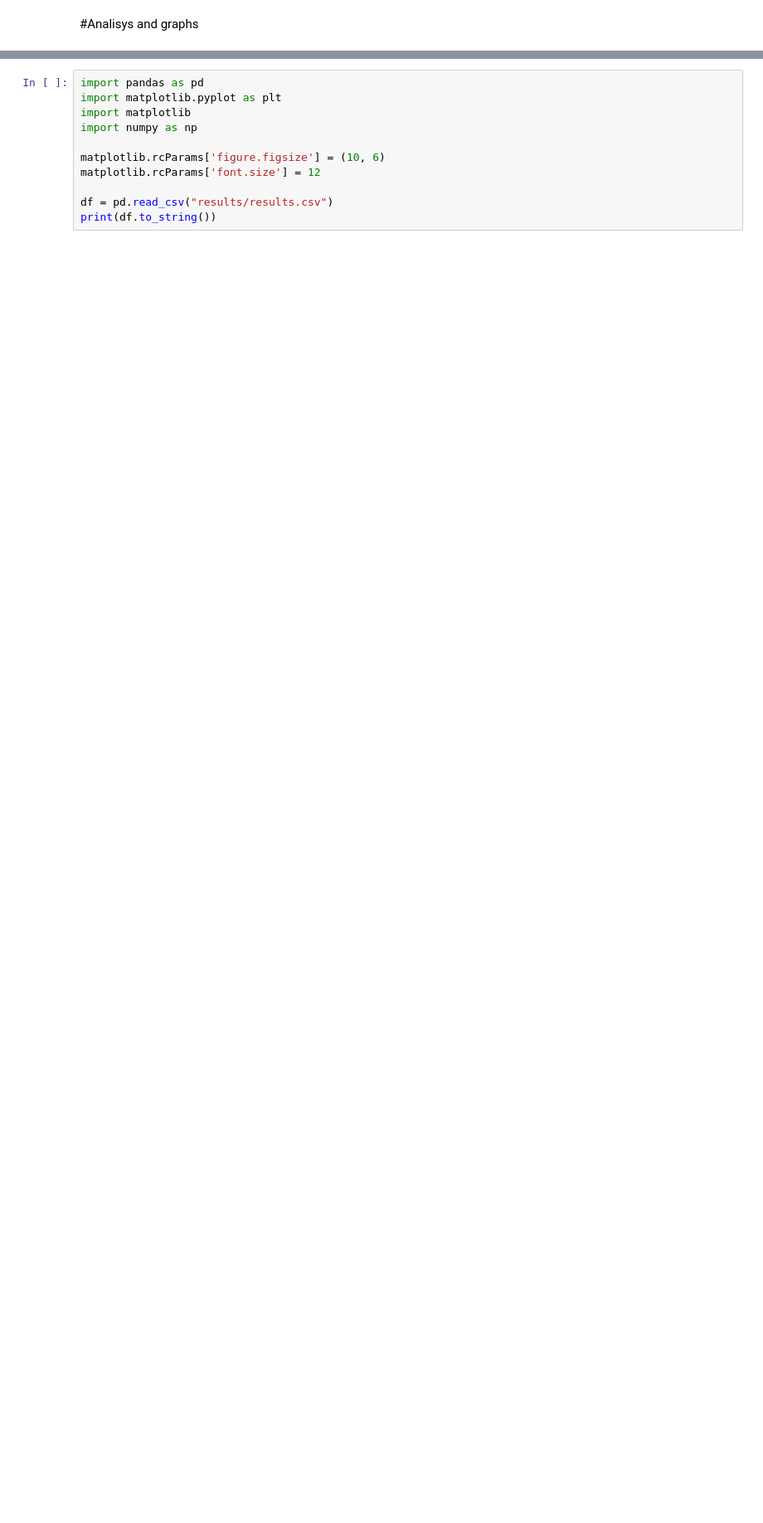
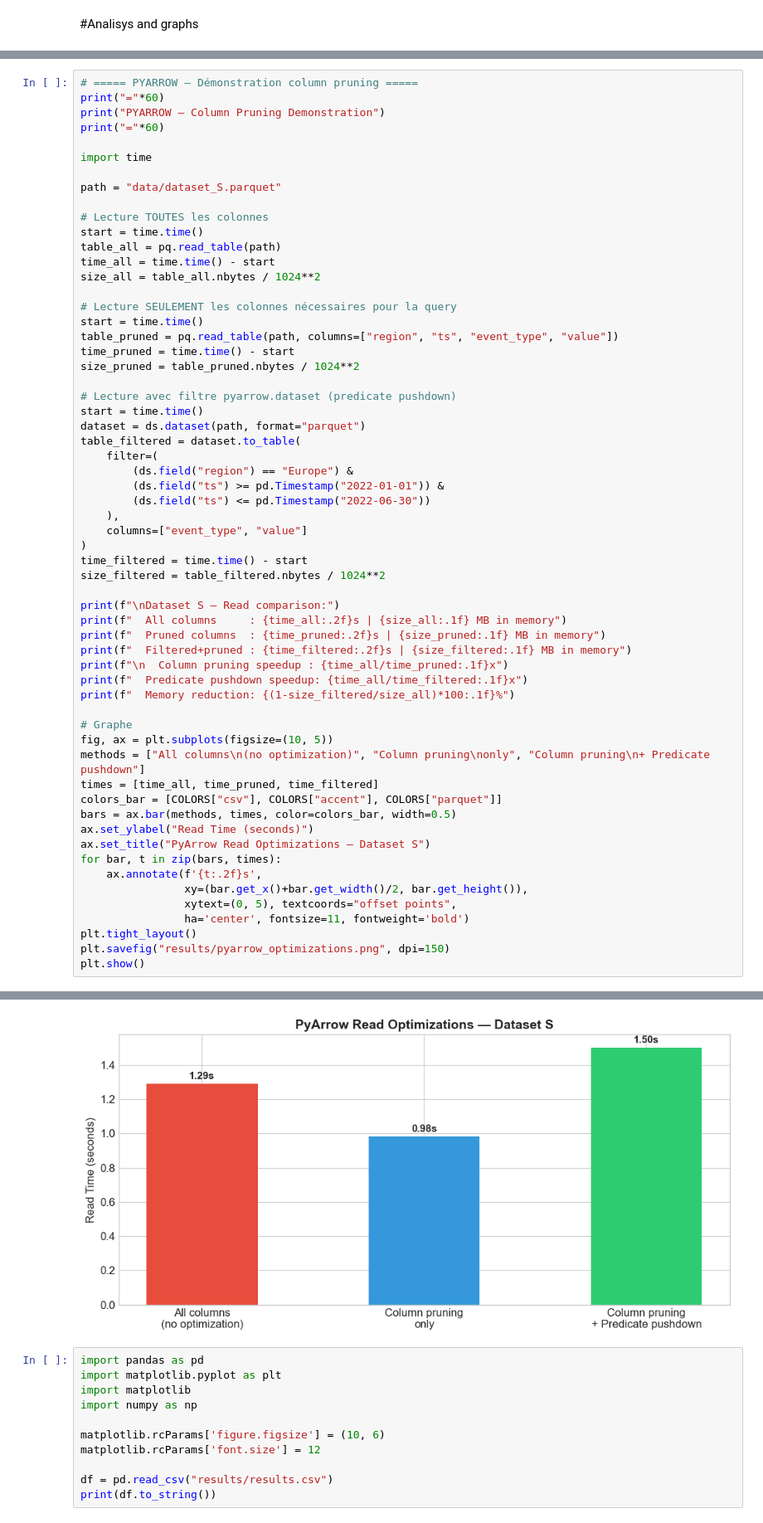
Before and after one commit to SalsabilMtiraoui/CCBD-variant1, a Jupyter notebook: analysis.ipynb, the cells around one changed output, grey strips where cells are left out. Shown at 83% size. Saved outputs shown, nothing was run; the diff lists cells and outputs as text; blank space fills up the shorter version.

```diff
--- a/analysis.ipynb
+++ b/analysis.ipynb
@@ -2,0 +109,61 @@
+# %%
+# ===== PYARROW — Démonstration column pruning =====
+print("="*60)
+print("PYARROW — Column Pruning Demonstration")
+print("="*60)
+
+import time
+
+path = "data/dataset_S.parquet"
+
+# Lecture TOUTES les colonnes
+start = time.time()
+table_all = pq.read_table(path)
+time_all = time.time() - start
+size_all = table_all.nbytes / 1024**2
+
+# Lecture SEULEMENT les colonnes nécessaires pour la query
+start = time.time()
+table_pruned = pq.read_table(path, columns=["region", "ts", "event_type", "value"])
+time_pruned = time.time() - start
+size_pruned = table_pruned.nbytes / 1024**2
+
+# Lecture avec filtre pyarrow.dataset (predicate pushdown)
+start = time.time()
+dataset = ds.dataset(path, format="parquet")
+table_filtered = dataset.to_table(
+    filter=(
+        (ds.field("region") == "Europe") &
+        (ds.field("ts") >= pd.Timestamp("2022-01-01")) &
+        (ds.field("ts") <= pd.Timestamp("2022-06-30"))
+    ),
+    columns=["event_type", "value"]
+)
+time_filtered = time.time() - start
+size_filtered = table_filtered.nbytes / 1024**2
+
+print(f"\nDataset S — Read comparison:")
+print(f"  All columns     : {time_all:.2f}s | {size_all:.1f} MB in memory")
+print(f"  Pruned columns  : {time_pruned:.2f}s | {size_pruned:.1f} MB in memory")
+print(f"  Filtered+pruned : {time_filtered:.2f}s | {size_filtered:.1f} MB in memory")
+print(f"\n  Column pruning speedup : {time_all/time_pruned:.1f}x")
+print(f"  Predicate pushdown speedup: {time_all/time_filtered:.1f}x")
+print(f"  Memory reduction: {(1-size_filtered/size_all)*100:.1f}%")
+
+# Graphe
+fig, ax = plt.subplots(figsize=(10, 5))
+methods = ["All columns\n(no optimization)", "Column pruning\nonly", "Column pruning\n+ Predicate pushdown"]
+times = [time_all, time_pruned, time_filtered]
+colors_bar = [COLORS["csv"], COLORS["accent"], COLORS["parquet"]]
+bars = ax.bar(methods, times, color=colors_bar, width=0.5)
+ax.set_ylabel("Read Time (seconds)")
+ax.set_title("PyArrow Read Optimizations — Dataset S")
+for bar, t in zip(bars, times):
+    ax.annotate(f'{t:.2f}s',
+                xy=(bar.get_x()+bar.get_width()/2, bar.get_height()),
+                xytext=(0, 5), textcoords="offset points",
+                ha='center', fontsize=11, fontweight='bold')
+plt.tight_layout()
+plt.savefig("results/pyarrow_optimizations.png", dpi=150)
+plt.show()
+# %% [output]
@@ -3,3 +182,4 @@
+[figure, added]
 # %%
 import pandas as pd
 import matplotlib.pyplot as plt
```
Also changed, not shown: parts of 3 cells of this notebook, 9 other files.
